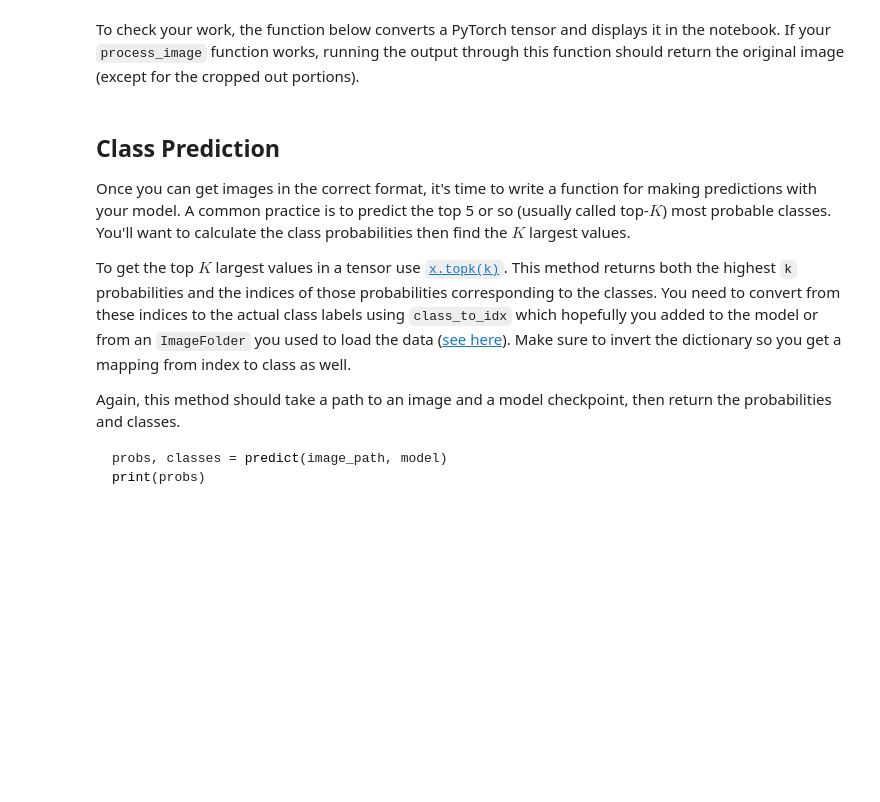
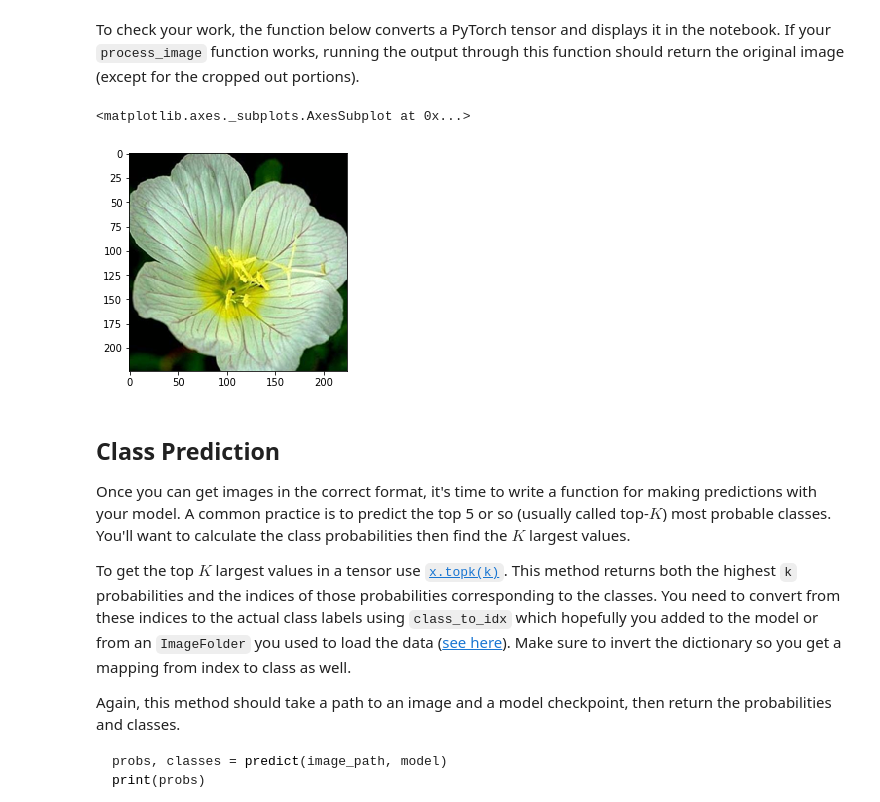
Before and after one commit to Pavelko007/pytorch_challenge, a Jupyter notebook: Image Classifier Project.ipynb, the cells around one changed output. Saved outputs shown, nothing was run; the diff lists cells and outputs as text; code cells hidden in the pictures; blank space fills up the shorter version.

Commit message:
process_image

```diff
--- a/Image Classifier Project.ipynb
+++ b/Image Classifier Project.ipynb
@@ -37,4 +39,7 @@ The pre-trained networks available from `torchvision` were trained on the ImageN
 data_dir = os.getcwd()+'/flower_data'
 train_dir = data_dir + '/train'
 valid_dir = data_dir + '/valid'
+# %%
+mean_coefs = [0.485, 0.456, 0.406]
+std_dev_coefs = [0.229, 0.224, 0.225]
 # %%
@@ -245,3 +244,32 @@ def process_image(image):
+# %%
+def process_image(image):
+    ''' Scales, crops, and normalizes a PIL image for a PyTorch model,
+        returns an Numpy array
+    '''
+
+    #resize
+    max_size = max(image.size)
+    min_size = min(image.size)
+    new_size = 256 * max_size/min_size
+    image.thumbnail((new_size, new_size))
+    #crop
+    width,height = image.size
+    new_width = new_height = 224
+    left = (width-new_width)/2
+    top = (height - new_height)/2
+    right = width - (width-new_width)/2
+    bottom = height - (height - new_height)/2
+    image = image.crop((left,top, right,bottom))
+
+    #normalize
+    np_image = np.array(image)
+    np_image = np_image / 255
+
+    np_image = (np_image-mean_coefs)/std_dev_coefs
+
+    #swap channel
+    np_image = np_image.transpose((2,0,1))
+    return torch.tensor(np_image)
 # %% [markdown]
 To check your work, the function below converts a PyTorch tensor and displays it in the notebook. If your `process_image` function works, running the output through this function should return the original image (except for the cropped out portions).
 # %%
@@ -255,8 +283,9 @@ def imshow(image, ax=None, title=None):
     image = image.numpy().transpose((1, 2, 0))
 
     # Undo preprocessing
-    mean = np.array([0.485, 0.456, 0.406])
-    std = np.array([0.229, 0.224, 0.225])
+    mean = np.array(mean_coefs)
+    std = np.array(std_dev_coefs)
+    #import pdb; pdb.set_trace()
     image = std * image + mean
 
     # Image needs to be clipped between 0 and 1 or it looks like noise when displayed
@@ -265,6 +294,12 @@ def imshow(image, ax=None, title=None):
     ax.imshow(image)
 
     return ax
+# %%
+im = Image.open(os.getcwd()+'/flower_data\\valid\\1\\image_06739.jpg')
+imshow(process_image(im))
+# %% [output]
+<matplotlib.axes._subplots.AxesSubplot at 0x...>
+[figure, added]
 # %% [markdown]
 ## Class Prediction
 
```
Also changed, not shown: parts of 4 cells of this notebook.
